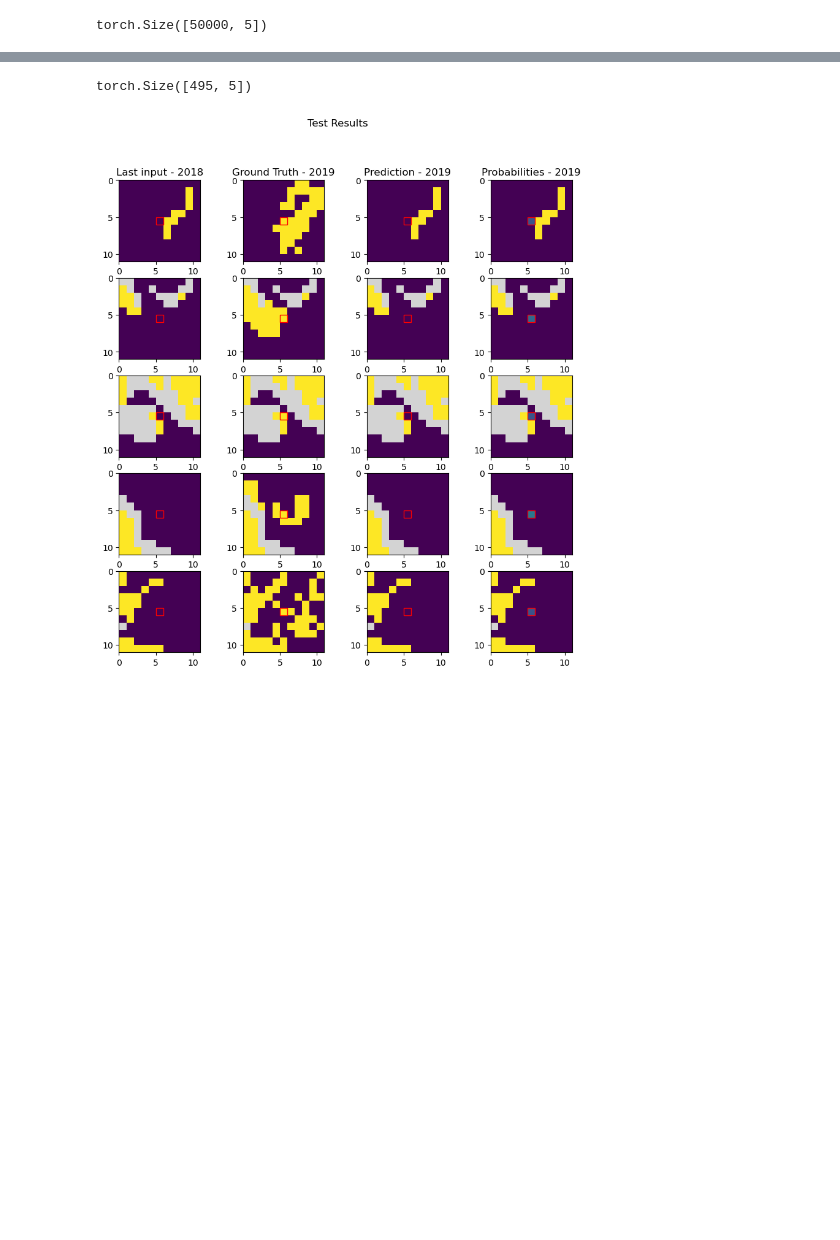
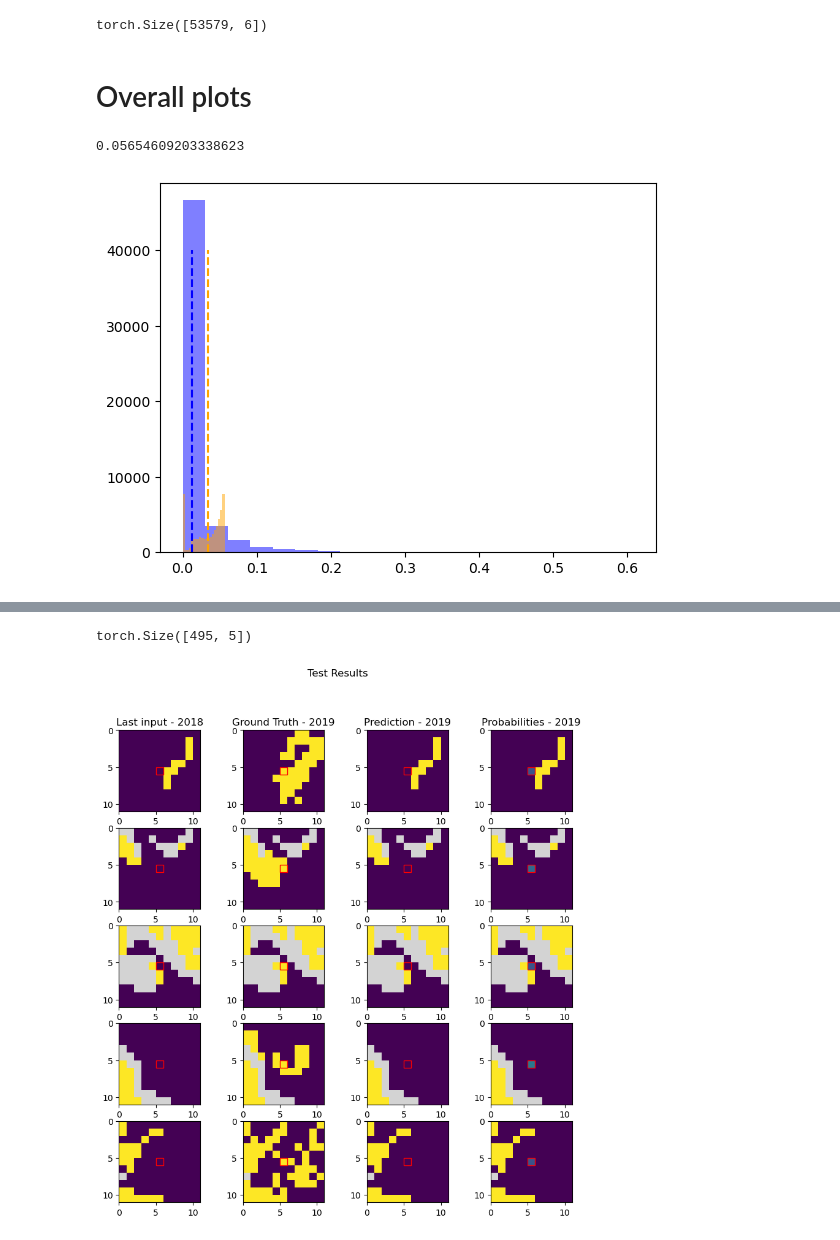
Before and after one commit to TimEngelmann/future-deforestation, a Jupyter notebook: notebooks/visualization.ipynb, the cells around one changed output, grey strips where cells are left out. Drawn from its saved outputs; the diff is of its cells as text; code cells hidden in the pictures; blank space fills up the shorter version.

```diff
--- a/notebooks/visualization.ipynb
+++ b/notebooks/visualization.ipynb
@@ -10,4 +7,44 @@ data_frame = torch.column_stack([data[:len(predictions)], predictions])
+# %%
+def load_processed_transition_data(year_start, year_end, shape=None, resolution=250):
+    path_bio = f"../data/processed/biomass/amazonia/{resolution}m/"
+    path_bio = path_bio + f"transition_{year_start}_{year_end}.tif"
+    with rasterio.open(path_bio) as src:
+        out_meta = src.meta
+        if shape is not None:
+            nodata = 255
+            transition_data, out_transform = rasterio.mask.mask(src, shape, crop=True, nodata=nodata)
+            transition_data = transition_data.squeeze().astype(bool)
+            out_meta.update({"driver": "GTiff",
+                 "height": transition_data.shape[0],
+                 "width": transition_data.shape[1],
+                 "transform": out_transform})
+        else:
+            transition_data = src.read(1).astype(bool)
+    transition_data = torch.from_numpy(transition_data)
+    return transition_data, out_meta
+
+# get targets
+output_px = 40
+o = int(output_px/2)
+data = torch.load(f'../data/processed/test_data.pt')
+target_data, _ = load_processed_transition_data(2015, 2020, resolution=250)
+targets = []
+for point in data:
+    x = point[0]
+    y = point[1]
+    target = torch.sum(target_data[y-o:y+o, x-o:x+o])/(output_px**2)
+    targets.append(target)
+targets = torch.tensor(targets)
+
+# get predictions
+path = "../lightning_logs/version_8/"
+predictions = torch.load(path + "test_predictions.pt")
+
+# stack, x_point, y_point, x_cluster, y_cluster, target, prediction
+data_frame = torch.column_stack([data, targets, predictions])
 # %%
 data_frame.shape
 # %% [output]
-torch.Size([50000, 5])
+torch.Size([53579, 6])
+# %% [markdown]
+# Overall plots
@@ -13,0 +59,12 @@ torch.Size([50000, 5])
+# %%
+np.max(prediction_layer)
+# %% [output]
+0.05654609203338623
+# %%
+plt.hist(targets, alpha=0.5, bins=20, color='blue')
+plt.vlines(targets.mean(), 0, 40000, color='blue', linestyles='--')
+plt.hist(predictions, alpha=0.5, bins=20, color='orange')
+plt.vlines(predictions.mean(), 0, 40000, color='orange', linestyles='--')
+plt.show()
+# %% [output]
+[figure, added]
```
Also changed, not shown: parts of 9 cells of this notebook, 2 other files.
